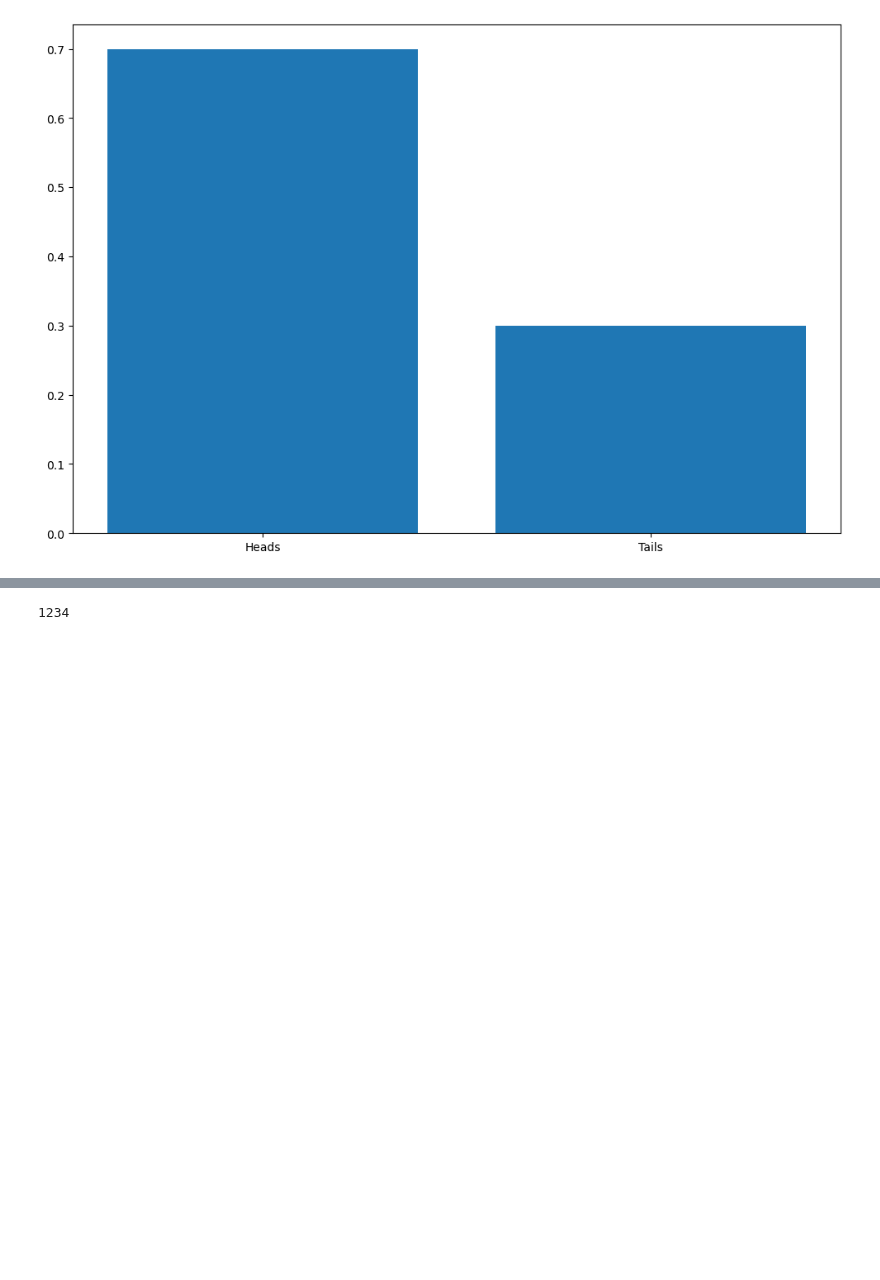
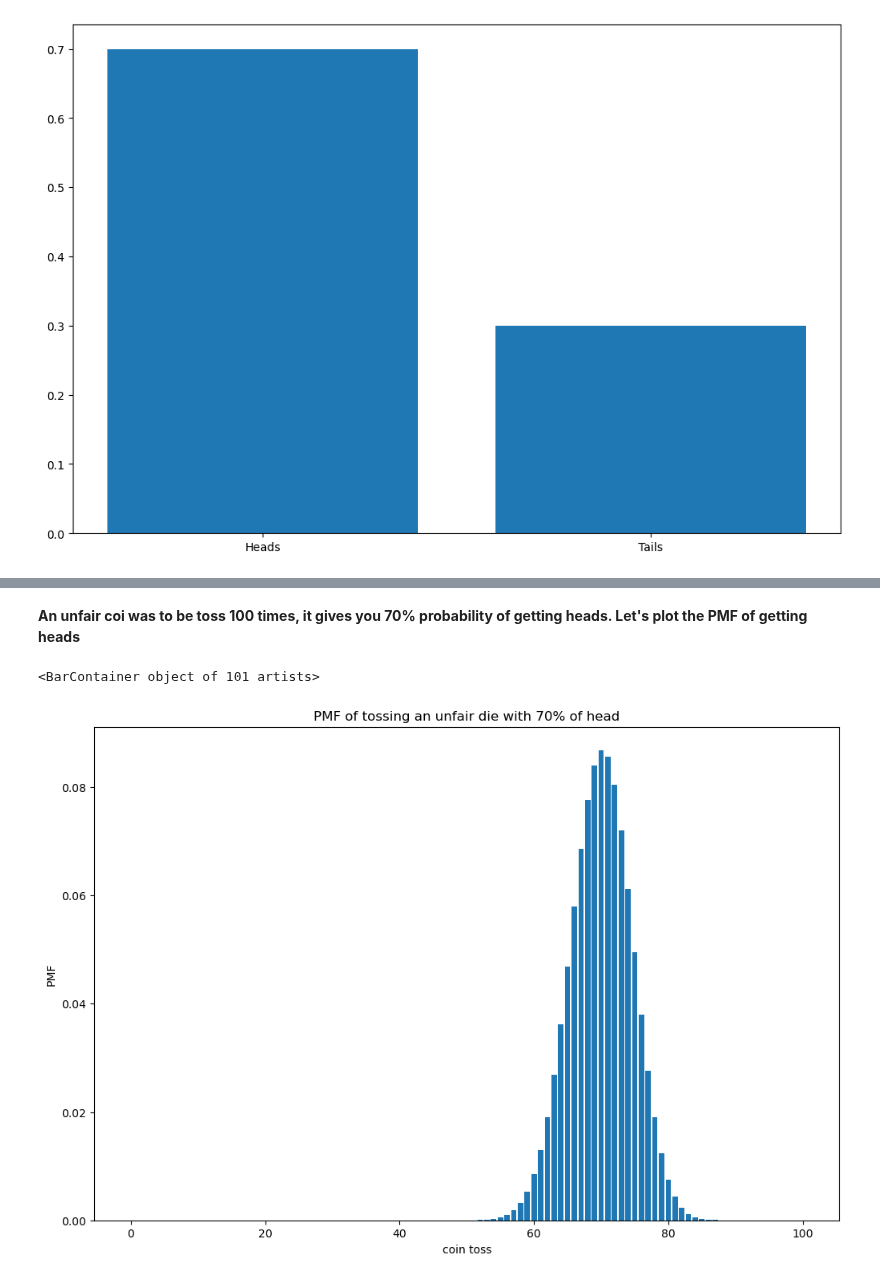
Before and after one commit to andazi/goal-data-science, a Jupyter notebook: Data science tools,statistics and probability/Introduction To Statistics In Data Science.ipynb, the cells around one changed output, grey strips where cells are left out. Cells and saved outputs as stored; diff of their text form; code cells hidden in the pictures; blank space fills up the shorter version.

Commit message:
Binomial distro

```diff
--- a/Data science tools,statistics and probability/Introduction To Statistics In Data Science.ipynb
+++ b/Data science tools,statistics and probability/Introduction To Statistics In Data Science.ipynb
@@ -661,3 +659,35 @@ x
+# %% [markdown]
+__An unfair coi was to be toss 100 times, it gives you 70% probability of getting heads. Let's plot the PMF of getting heads__
 # %%
+coin_outcomes = ['Heads', 'Tails']
+
+prob_heads = 0.7
+prob_tails = 1 - prob_heads
+
+n_toss = 100
+
+coin_probability = [prob_heads, prob_tails]
+
+# getting the binomial distro
+coin_distribution = stats.binom(n_toss, prob_heads)
+
+# getting all possible times heads is achieved
+head_possibilities = list(range(0,101))
+
+# coin pmf of 100 toss
+coin_pmf = coin_distribution.pmf(head_possibilities)
+
+
+# plot
+
+fig,axs = plt.subplots(figsize=(12,8))
+
+axs.set_ylabel('PMF')
+axs.set_xlabel('coin toss')
+
+axs.set_title('PMF of tossing an unfair die with 70% of head')
+
+axs.bar(head_possibilities,coin_pmf)
 # %% [output]
-1234
+<BarContainer object of 101 artists>
+[figure, added]
```
Also changed, not shown: parts of 12 cells of this notebook.
